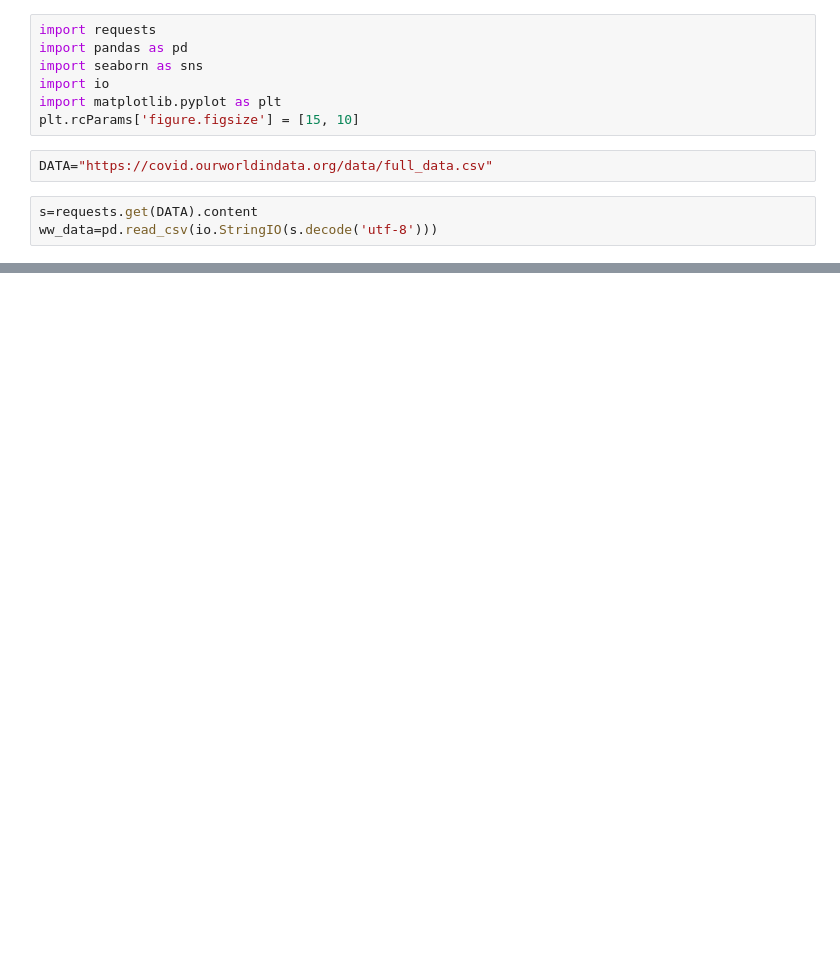
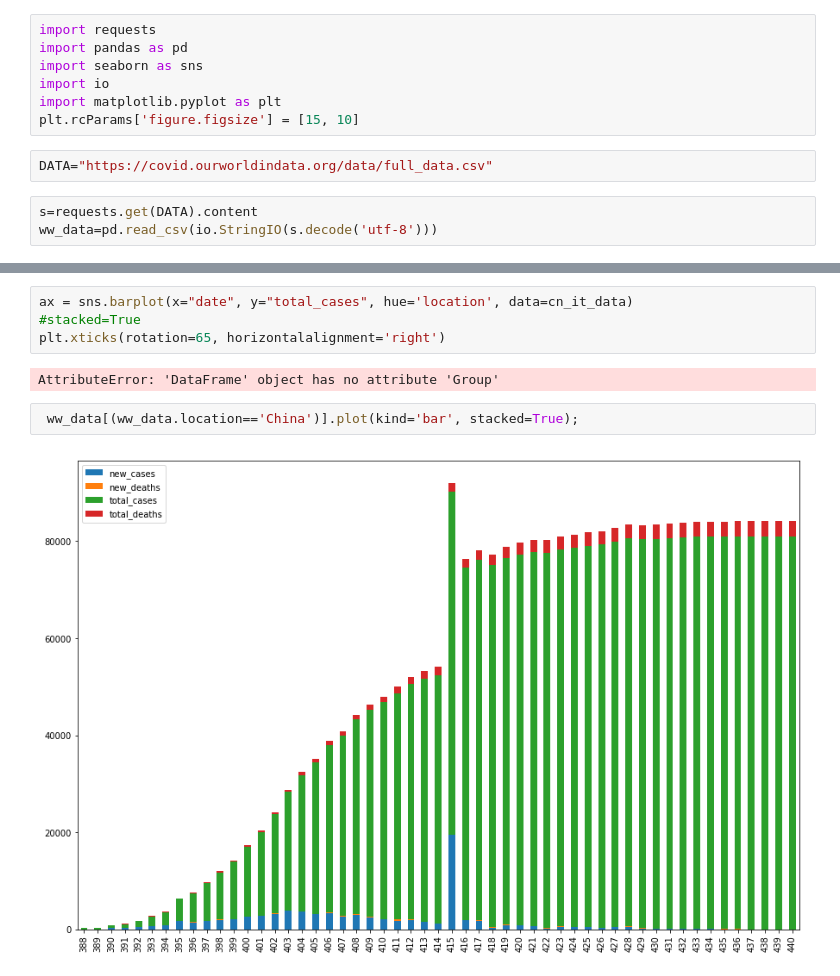
Before and after one commit to afrigeri/covid19model, a Jupyter notebook: covid19_in_italy.ipynb, the cells around one changed output, grey strips where cells are left out. Cells and saved outputs as stored; diff of their text form; blank space fills up the shorter version.

```diff
--- a/covid19_in_italy.ipynb
+++ b/covid19_in_italy.ipynb
@@ -20,3 +22,13 @@ ax = plt.axes()
 ax.xaxis.grid() # vertical lines
 # %% [output]
 [figure]
+# %%
+ax = sns.barplot(x="date", y="total_cases", hue='location', data=cn_it_data)
+#stacked=True
+plt.xticks(rotation=65, horizontalalignment='right')
+# %% [output]
+AttributeError: 'DataFrame' object has no attribute 'Group'
+# %%
+ ww_data[(ww_data.location=='China')].plot(kind='bar', stacked=True);
+# %% [output]
+[figure, added]
```
Also changed, not shown: parts of 3 cells of this notebook.
